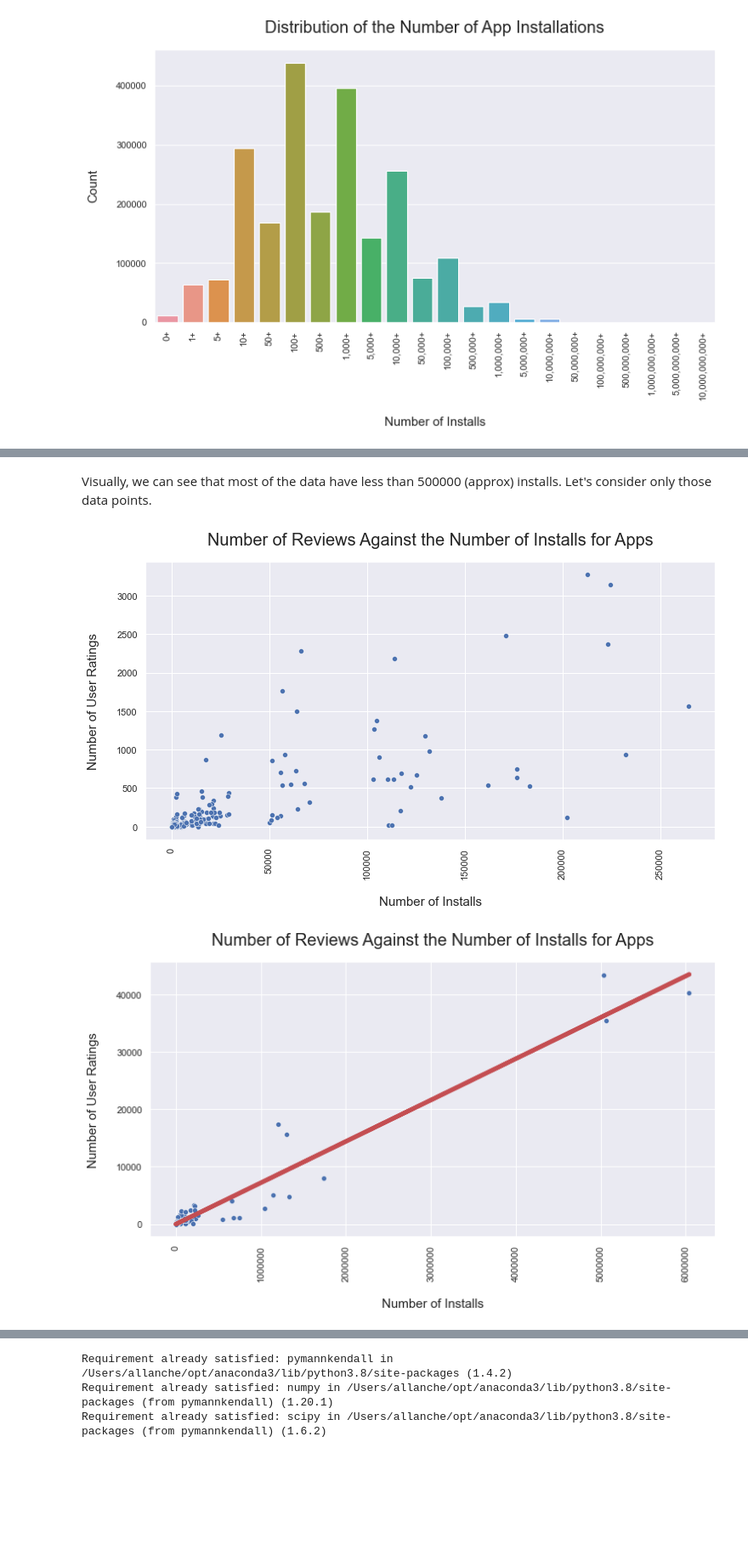
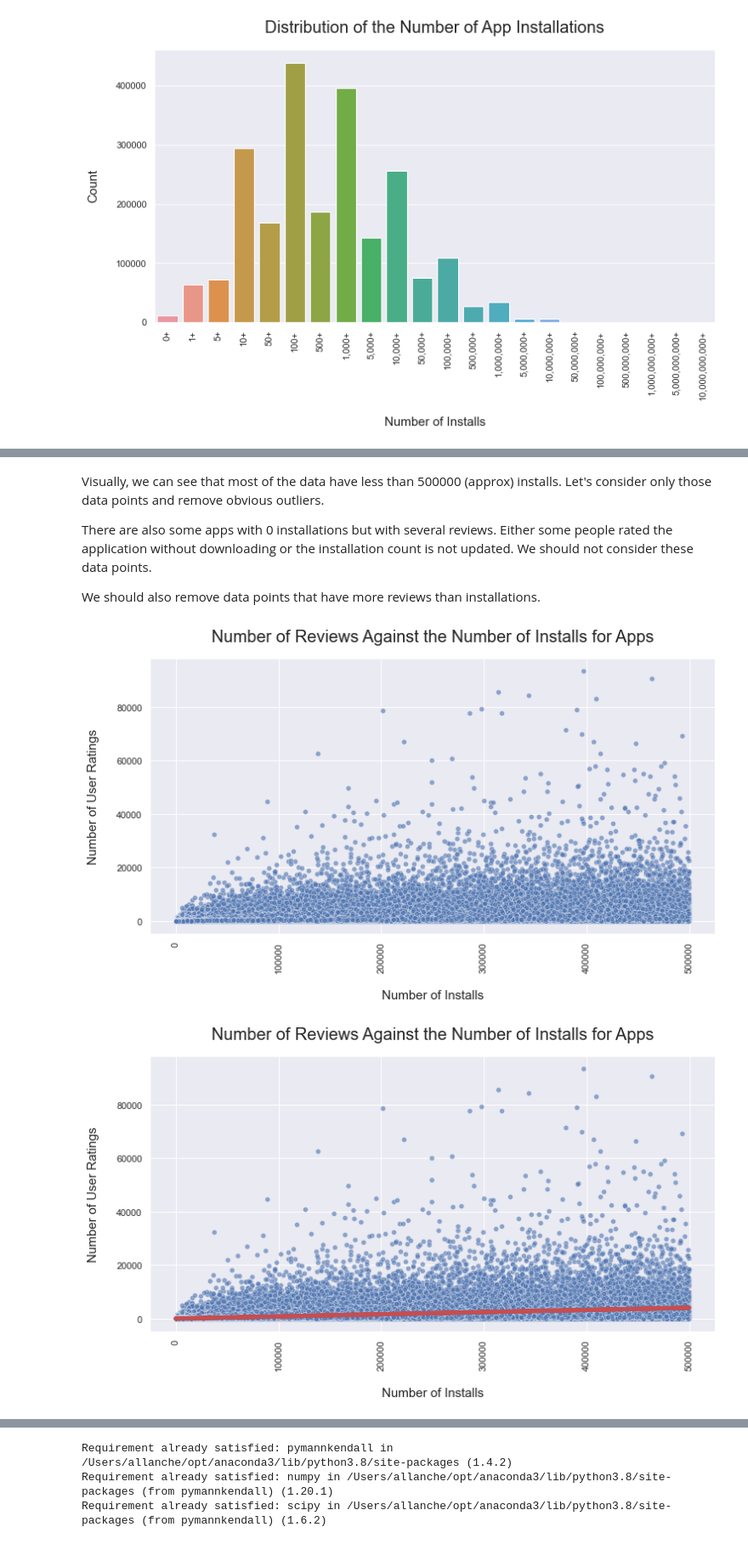
Before and after one commit to Superocker50/CMPT-353-Final-Project, a Jupyter notebook: cmpt-353-part-1.ipynb, the cells around one changed output, grey strips where cells are left out. Shown at 85% size. Drawn from its saved outputs; the diff is of its cells as text; code cells hidden in the pictures; blank space fills up the shorter version.

```diff
--- a/cmpt-353-part-1.ipynb
+++ b/cmpt-353-part-1.ipynb
@@ -68,2 +73,0 @@ We take the average between the minimum and the maximum number of installs as "a
-# %%
-apps['Approx Installs'] = (apps['Minimum Installs'] + apps['Maximum Installs']) // 2
@@ -74,11 +74,11 @@ sample = apps.sample(500, random_state=35)
 # %%
-def plot_installs_and_reviews(sample, show=True):
+def plot_installs_and_reviews(apps, show=True):
     figure = plt.figure(figsize=(12, 6))
     axis = plt.gca()
     # From https://stackoverflow.com/questions/28371674/prevent-scientific-notation-in-matplotlib-pyplot
     axis.ticklabel_format(style='plain')
 
-    sns.scatterplot(x=sample['Approx Installs'], y=sample['Rating Count'], data=sample)
+    sns.scatterplot(x=apps['Maximum Installs'], y=apps['Rating Count'], data=apps, alpha=0.6)
     plt.xlabel('Number of Installs', fontsize=15, labelpad=20)
     plt.ylabel('Number of User Ratings', fontsize=15, labelpad=20)
     plt.title('Number of Reviews Against the Number of Installs for Apps', fontsize=20, pad=20)
@@ -93,17 +93,22 @@ plot_installs_and_reviews(sample)
 # %% [markdown]
-Visually, we can see that most of the data have less than 500000 (approx) installs. Let's consider only those data points.
+Visually, we can see that most of the data have less than 500000 (approx) installs. Let's consider only those data points and remove obvious outliers.
+
+There are also some apps with 0 installations but with several reviews. Either some people rated the application without downloading or the installation count is not updated. We should not consider these data points.
+
+We should also remove data points that have more reviews than installations.
 # %%
-filtered_sample = sample[sample['Approx Installs'] < 500000]
-plot_installs_and_reviews(filtered_sample)
+apps = apps[apps['Maximum Installs'] > apps['Rating Count']]
+filtered_apps = apps[(apps['Maximum Installs'] < 500000) & (apps['Rating Count'] < 100000)].copy()
+plot_installs_and_reviews(filtered_apps)
 # %% [output]
-[figure, old version]
+[figure, new version]
 # %%
-fit = stats.linregress(sample['Approx Installs'], sample['Rating Count'])
-sample['prediction'] = sample['Approx Installs']*fit.slope + fit.intercept
+fit = stats.linregress(filtered_apps['Maximum Installs'], filtered_apps['Rating Count'])
+filtered_apps['prediction'] = filtered_apps['Maximum Installs']*fit.slope + fit.intercept
 # %%
-plot_installs_and_reviews(sample, show=False)
-plt.plot('Approx Installs', 'prediction', data=sample, color='r', linewidth=5)
+plot_installs_and_reviews(filtered_apps, show=False)
+plt.plot('Maximum Installs', 'prediction', data=filtered_apps, color='r', linewidth=5)
 plt.show()
 # %% [output]
-[figure, old version]
+[figure, new version]
 # %%
```
Also changed, not shown: parts of 71 cells of this notebook, 4 other files.
